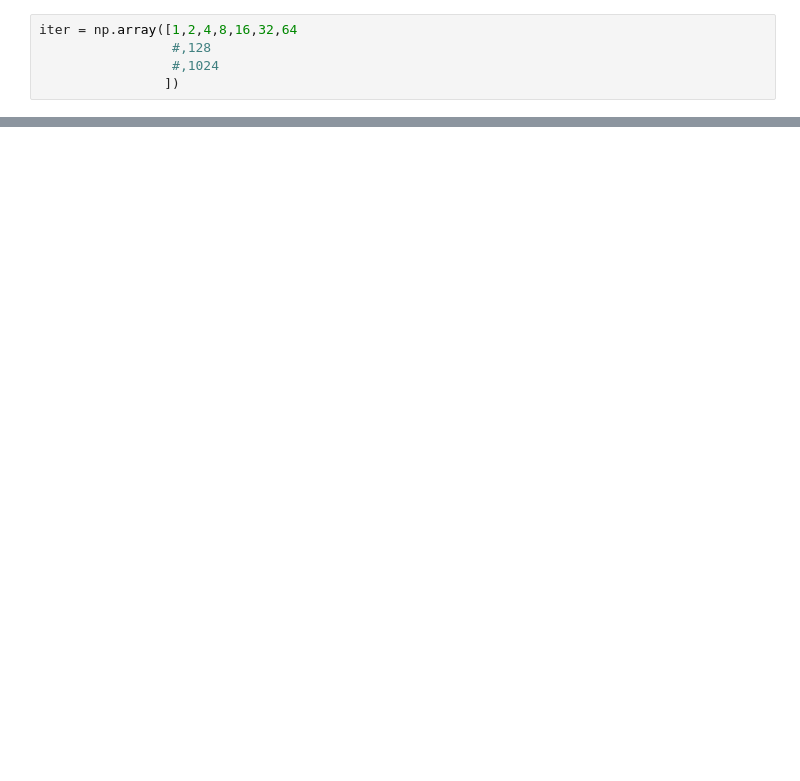
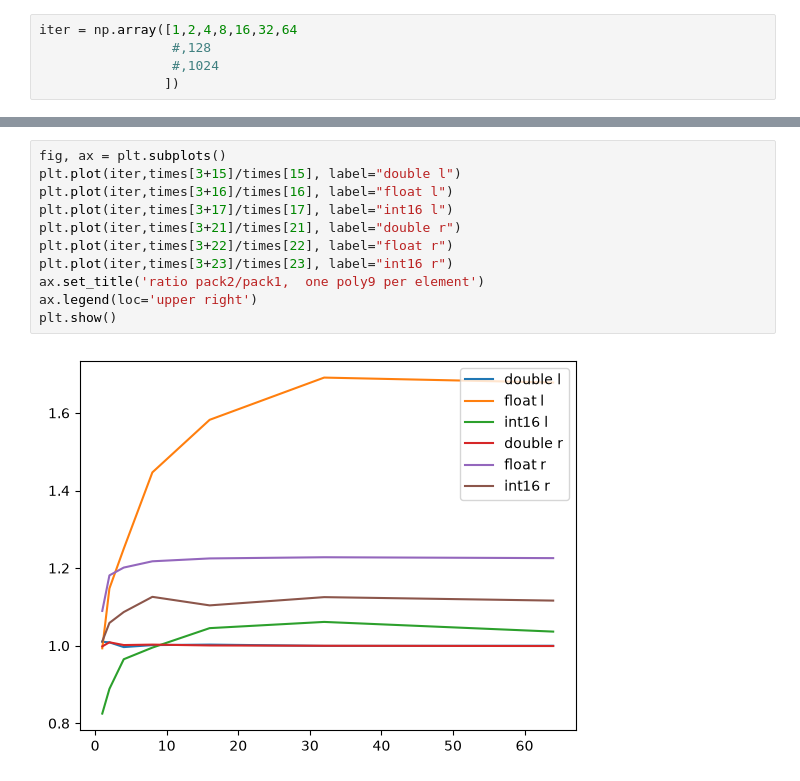
Before and after one commit to VinInn/pyTools, a Jupyter notebook: rooflineT4.ipynb, the cells around one changed output, grey strips where cells are left out. Cells and saved outputs as stored; diff of their text form; blank space fills up the shorter version.

```diff
--- a/rooflineT4.ipynb
+++ b/rooflineT4.ipynb
@@ -89,0 +107,13 @@ plt.show()
+# %%
+fig, ax = plt.subplots()
+plt.plot(iter,times[3+15]/times[15], label="double l")
+plt.plot(iter,times[3+16]/times[16], label="float l")
+plt.plot(iter,times[3+17]/times[17], label="int16 l")
+plt.plot(iter,times[3+21]/times[21], label="double r")
+plt.plot(iter,times[3+22]/times[22], label="float r")
+plt.plot(iter,times[3+23]/times[23], label="int16 r")
+ax.set_title('ratio pack2/pack1,  one poly9 per element')
+ax.legend(loc='upper right')
+plt.show()
+# %% [output]
+[figure, added]
```
Also changed, not shown: parts of 6 cells of this notebook.
